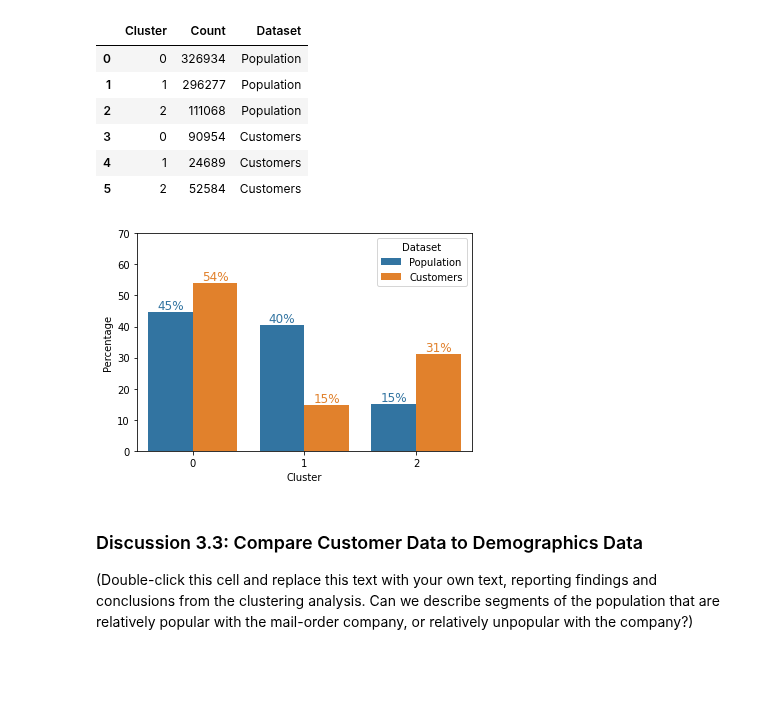
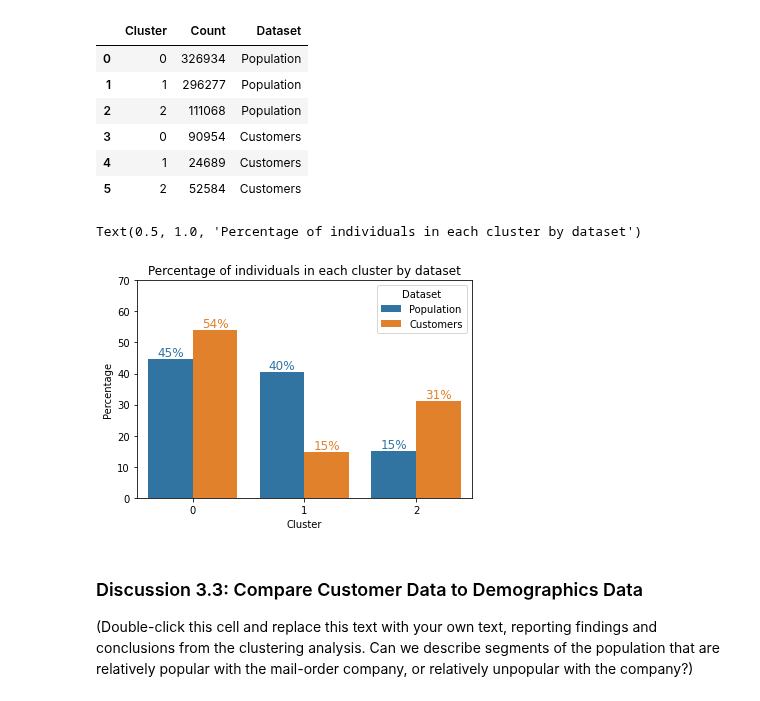
Before and after one commit to walidsi/identify-customer-segments, a Jupyter notebook: Identify_Customer_Segments.ipynb, the cells around one changed output. Drawn from its saved outputs; the diff is of its cells as text; code cells hidden in the pictures; blank space fills up the shorter version.

Commit message:
feat: add clusters chart title

```diff
--- a/Identify_Customer_Segments.ipynb
+++ b/Identify_Customer_Segments.ipynb
@@ -1065,29 +1065,32 @@ combined_df
 # %%
 combined_df['Percentage'] = combined_df.groupby('Dataset')['Count'].transform(lambda x: x / x.sum() * 100)
 
 ax = sns.barplot(x='Cluster', y='Percentage', hue='Dataset', data=combined_df)
 
 ax.set_yticks([0, 10, 20, 30, 40, 50, 60, 70])
 
 # For each bar in the chart, add a text label.
 for bar in ax.patches:
   # The text annotation for each bar should be its height.
   bar_value = bar.get_height()
   # Format the text with commas to separate thousands. You can do
   # any type of formatting here though.
   text = f'{bar_value:.0f}%'
   # This will give the middle of each bar on the x-axis.
   text_x = bar.get_x() + bar.get_width() / 2
   # get_y() is where the bar starts so we add the height to it.
   text_y = bar.get_y() + bar_value
   # If we want the text to be the same color as the bar, we can
   # get the color like so:
   bar_color = bar.get_facecolor()
   # If you want a consistent color, you can just set it as a constant, e.g. #222222
   ax.text(text_x, text_y, text, ha='center', va='bottom', color=bar_color,
           size=12)
+
+plt.title("Percentage of individuals in each cluster by dataset")
 # %% [output]
+Text(0.5, 1.0, 'Percentage of individuals in each cluster by dataset')
-[figure, old version]
+[figure, new version]
 # %%
 # What kinds of people are part of a cluster that is overrepresented in the
 # customer data compared to the general population?
```
